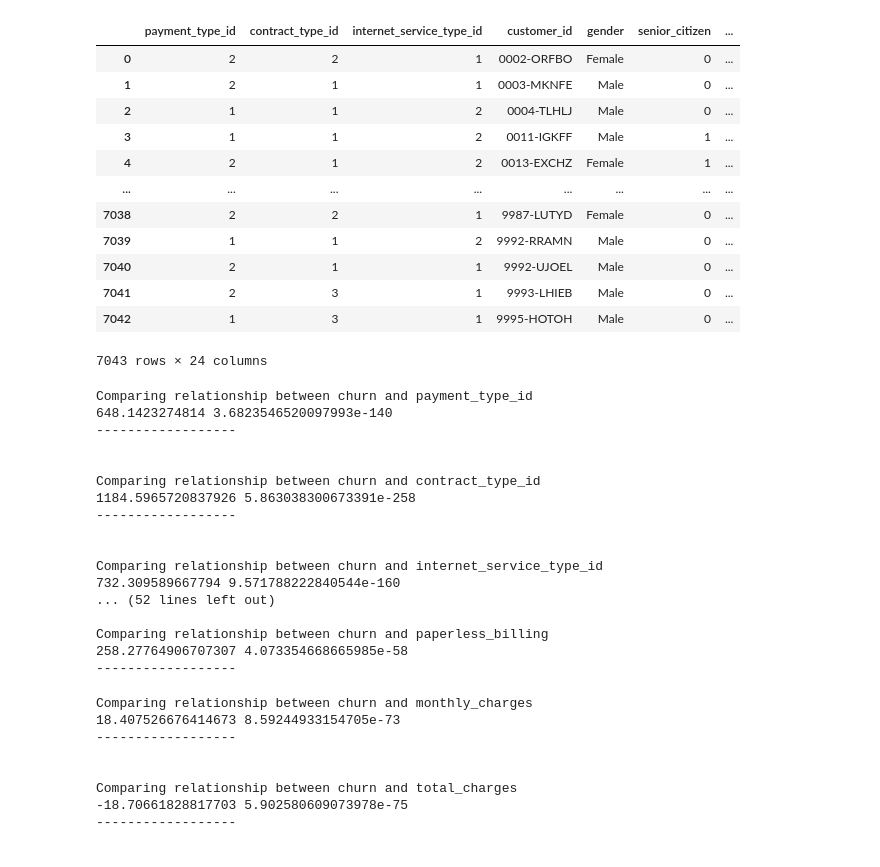
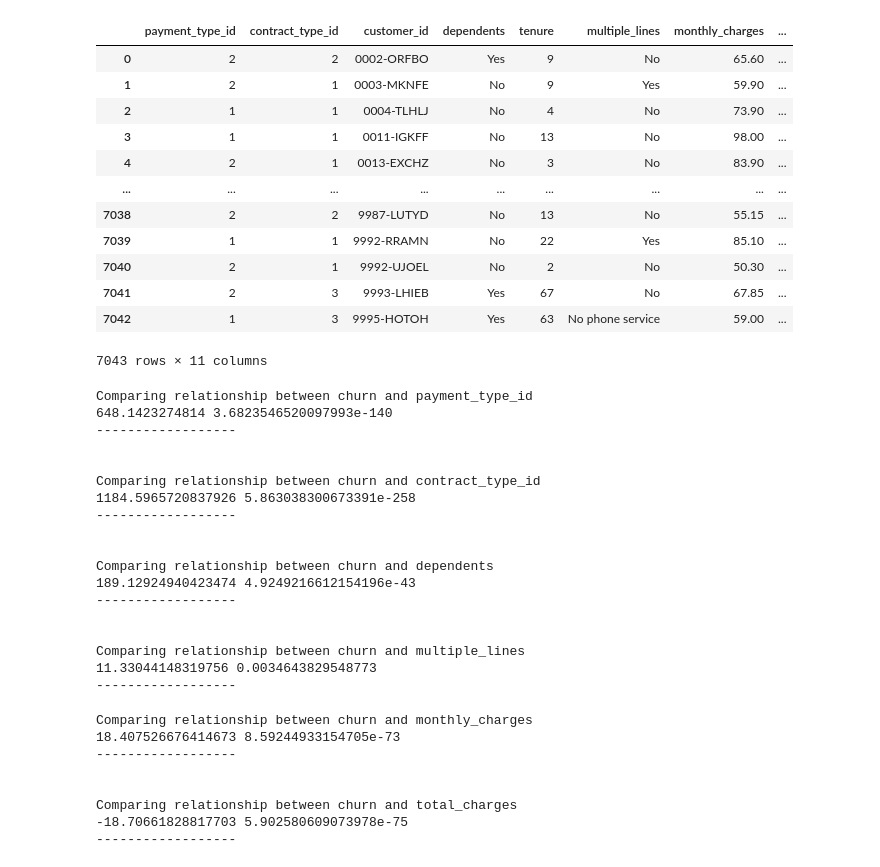
Before and after one commit to akonstans/Classification_Project, a Jupyter notebook: exploration1.ipynb, the cells around one changed output. Saved outputs shown, nothing was run; the diff lists cells and outputs as text; code cells hidden in the pictures.

```diff
--- a/exploration1.ipynb
+++ b/exploration1.ipynb
@@ -15,28 +15,28 @@ warnings.filterwarnings("ignore")
 # %%
 telco = acquire.get_telco_data(nl.get_db_url)
 telco = telco.iloc[:, 1:]
+telco = telco.drop(['gender', 'senior_citizen', 'partner', 'phone_service', 'tech_support', 'streaming_tv',
+                    'streaming_movies', 'paperless_billing', 'internet_service_type', 'online_security', 'online_backup',
+                    'device_protection', 'internet_service_type_id'], axis =1)
 telco
 
 # Aquiring the Telco data and dropping the Unnamed 0 column to give a dataframe containing the dataset
 # %% [output]
-|  | payment_type_id | contract_type_id | internet_service_type_id | customer_id | gender | senior_citizen | ... |
-| 0 | 2 | 2 | 1 | 0002-ORFBO | Female | 0 | ... |
-| 1 | 2 | 1 | 1 | 0003-MKNFE | Male | 0 | ... |
-| 2 | 1 | 1 | 2 | 0004-TLHLJ | Male | 0 | ... |
-| 3 | 1 | 1 | 2 | 0011-IGKFF | Male | 1 | ... |
-| 4 | 2 | 1 | 2 | 0013-EXCHZ | Female | 1 | ... |
-| ... | ... | ... | ... | ... | ... | ... | ... |
-| 7038 | 2 | 2 | 1 | 9987-LUTYD | Female | 0 | ... |
-| 7039 | 1 | 1 | 2 | 9992-RRAMN | Male | 0 | ... |
-| 7040 | 2 | 1 | 1 | 9992-UJOEL | Male | 0 | ... |
-| 7041 | 2 | 3 | 1 | 9993-LHIEB | Male | 0 | ... |
-| 7042 | 1 | 3 | 1 | 9995-HOTOH | Male | 0 | ... |
+|  | payment_type_id | contract_type_id | customer_id | dependents | tenure | multiple_lines | monthly_charges | ... |
+| 0 | 2 | 2 | 0002-ORFBO | Yes | 9 | No | 65.60 | ... |
+| 1 | 2 | 1 | 0003-MKNFE | No | 9 | Yes | 59.90 | ... |
+| 2 | 1 | 1 | 0004-TLHLJ | No | 4 | No | 73.90 | ... |
+| 3 | 1 | 1 | 0011-IGKFF | No | 13 | No | 98.00 | ... |
+| 4 | 2 | 1 | 0013-EXCHZ | No | 3 | No | 83.90 | ... |
+| ... | ... | ... | ... | ... | ... | ... | ... | ... |
+| 7038 | 2 | 2 | 9987-LUTYD | No | 13 | No | 55.15 | ... |
+| 7039 | 1 | 1 | 9992-RRAMN | No | 22 | Yes | 85.10 | ... |
+| 7040 | 2 | 1 | 9992-UJOEL | No | 2 | No | 50.30 | ... |
+| 7041 | 2 | 3 | 9993-LHIEB | Yes | 67 | No | 67.85 | ... |
+| 7042 | 1 | 3 | 9995-HOTOH | Yes | 63 | No phone service | 59.00 | ... |
-7043 rows × 24 columns
+7043 rows × 11 columns
 # %%
-combos = (['payment_type_id', 'contract_type_id', 'internet_service_type_id', 'gender',
-           'senior_citizen', 'partner', 'dependents', 'phone_service', 'multiple_lines',
-          'online_security', 'online_backup', 'device_protection', 'tech_support', 'streaming_tv', 'streaming_movies',
-          'paperless_billing'])
+combos = (['payment_type_id', 'contract_type_id', 'dependents', 'multiple_lines'])
 for var in combos:
     chi2, p, degf, expected = chi2, p, degf, expected = stats.chi2_contingency(pd.crosstab(telco.churn, telco[var]))
     if p <= .05:
@@ -58,12 +58,13 @@ Comparing relationship between churn and contract_type_id
 ------------------
 
 
-Comparing relationship between churn and internet_service_type_id
-732.309589667794 9.571788222840544e-160
-... (52 lines left out)
+Comparing relationship between churn and dependents
+189.12924940423474 4.9249216612154196e-43
+------------------
 
-Comparing relationship between churn and paperless_billing
-258.27764906707307 4.073354668665985e-58
+
+Comparing relationship between churn and multiple_lines
+11.33044148319756 0.0034643829548773
 ------------------
 # %%
 telco_test = telco.dropna()
```
Also changed, not shown: parts of 3 cells of this notebook, 1 other file.
